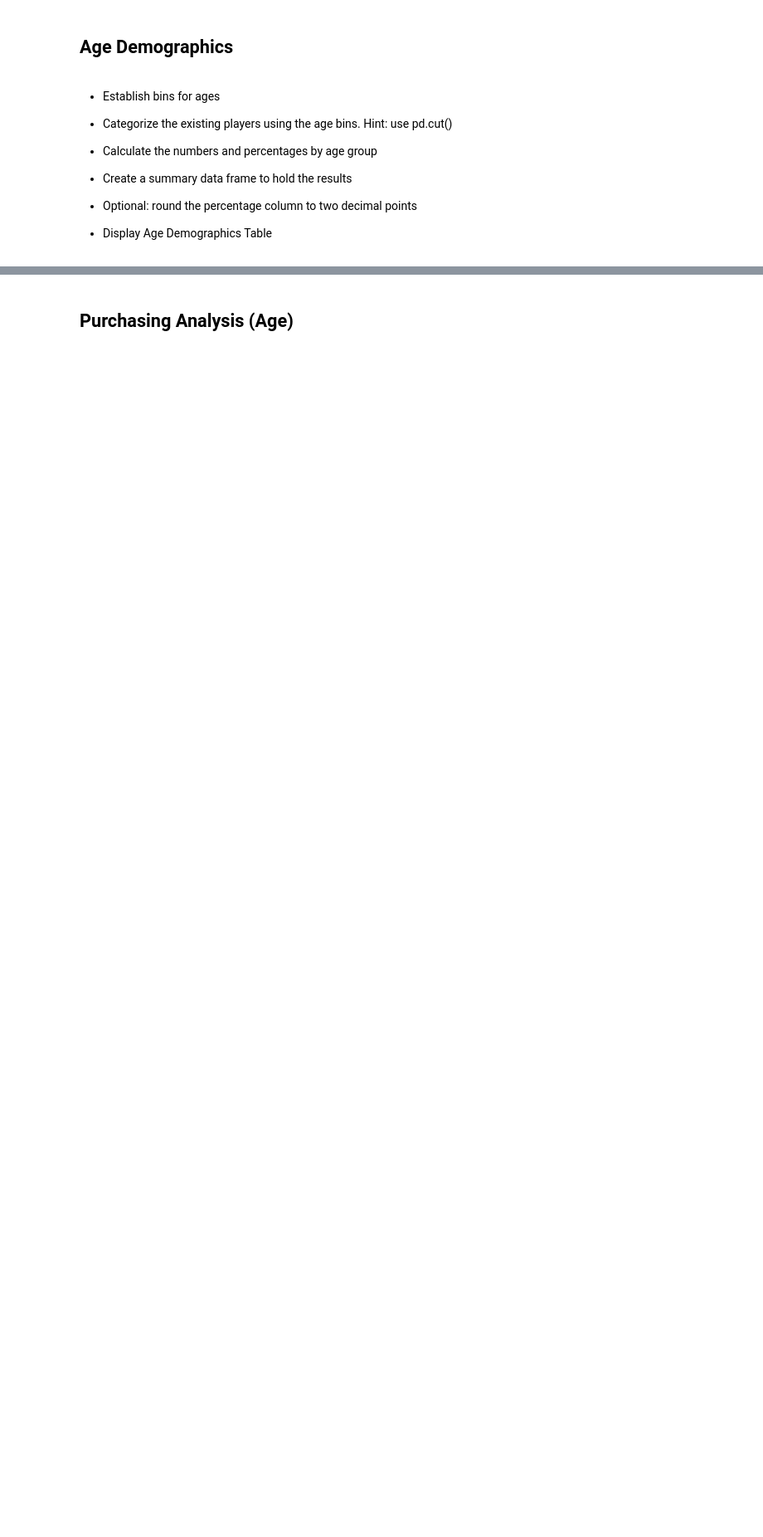
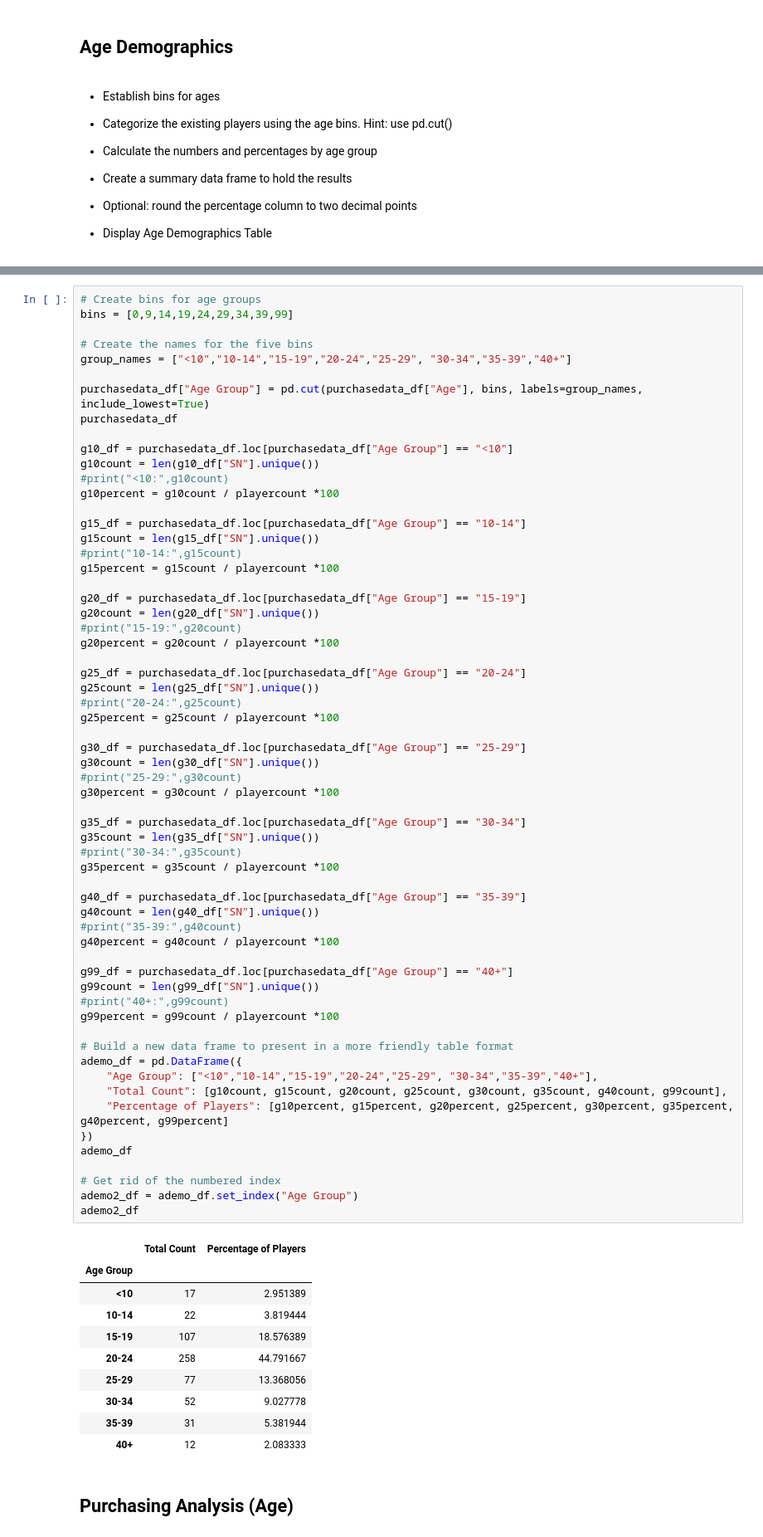
Before and after one commit to rodgerskent/pandas-challenge, a Jupyter notebook: HerosOfPymoli/HeroesOfPymoli_starter.ipynb, the cells around one changed output, grey strips where cells are left out. Shown: that part at 83% size. Saved outputs shown, nothing was run; the diff lists cells and outputs as text; blank space fills up the shorter version.

```diff
--- a/HerosOfPymoli/HeroesOfPymoli_starter.ipynb
+++ b/HerosOfPymoli/HeroesOfPymoli_starter.ipynb
@@ -230,3 +217,75 @@ panalysis2_df
+# %%
+# Create bins for age groups
+bins = [0,9,14,19,24,29,34,39,99]
+
+# Create the names for the five bins
+group_names = ["<10","10-14","15-19","20-24","25-29", "30-34","35-39","40+"]
+
+purchasedata_df["Age Group"] = pd.cut(purchasedata_df["Age"], bins, labels=group_names, include_lowest=True)
+purchasedata_df
+
+g10_df = purchasedata_df.loc[purchasedata_df["Age Group"] == "<10"]
+g10count = len(g10_df["SN"].unique())
+#print("<10:",g10count)
+g10percent = g10count / playercount *100
+
+g15_df = purchasedata_df.loc[purchasedata_df["Age Group"] == "10-14"]
+g15count = len(g15_df["SN"].unique())
+#print("10-14:",g15count)
+g15percent = g15count / playercount *100
+
+g20_df = purchasedata_df.loc[purchasedata_df["Age Group"] == "15-19"]
+g20count = len(g20_df["SN"].unique())
+#print("15-19:",g20count)
+g20percent = g20count / playercount *100
+
+g25_df = purchasedata_df.loc[purchasedata_df["Age Group"] == "20-24"]
+g25count = len(g25_df["SN"].unique())
+#print("20-24:",g25count)
+g25percent = g25count / playercount *100
+
+g30_df = purchasedata_df.loc[purchasedata_df["Age Group"] == "25-29"]
+g30count = len(g30_df["SN"].unique())
+#print("25-29:",g30count)
+g30percent = g30count / playercount *100
+
+g35_df = purchasedata_df.loc[purchasedata_df["Age Group"] == "30-34"]
+g35count = len(g35_df["SN"].unique())
+#print("30-34:",g35count)
+g35percent = g35count / playercount *100
+
+g40_df = purchasedata_df.loc[purchasedata_df["Age Group"] == "35-39"]
+g40count = len(g40_df["SN"].unique())
+#print("35-39:",g40count)
+g40percent = g40count / playercount *100
+
+g99_df = purchasedata_df.loc[purchasedata_df["Age Group"] == "40+"]
+g99count = len(g99_df["SN"].unique())
+#print("40+:",g99count)
+g99percent = g99count / playercount *100
+
+# Build a new data frame to present in a more friendly table format
+ademo_df = pd.DataFrame({
+    "Age Group": ["<10","10-14","15-19","20-24","25-29", "30-34","35-39","40+"],
+    "Total Count": [g10count, g15count, g20count, g25count, g30count, g35count, g40count, g99count],
+    "Percentage of Players": [g10percent, g15percent, g20percent, g25percent, g30percent, g35percent, g40percent, g99percent]
+})
+ademo_df
+
+# Get rid of the numbered index
+ademo2_df = ademo_df.set_index("Age Group")
+ademo2_df
+# %% [output]
+|  | Total Count | Percentage of Players |
+| Age Group |  |  |
+| <10 | 17 | 2.951389 |
+| 10-14 | 22 | 3.819444 |
+| 15-19 | 107 | 18.576389 |
+| 20-24 | 258 | 44.791667 |
+| 25-29 | 77 | 13.368056 |
+| 30-34 | 52 | 9.027778 |
+| 35-39 | 31 | 5.381944 |
+| 40+ | 12 | 2.083333 |
 # %% [markdown]
 ## Purchasing Analysis (Age)
 # %% [markdown]
```
Also changed, not shown: parts of 2 cells of this notebook.
